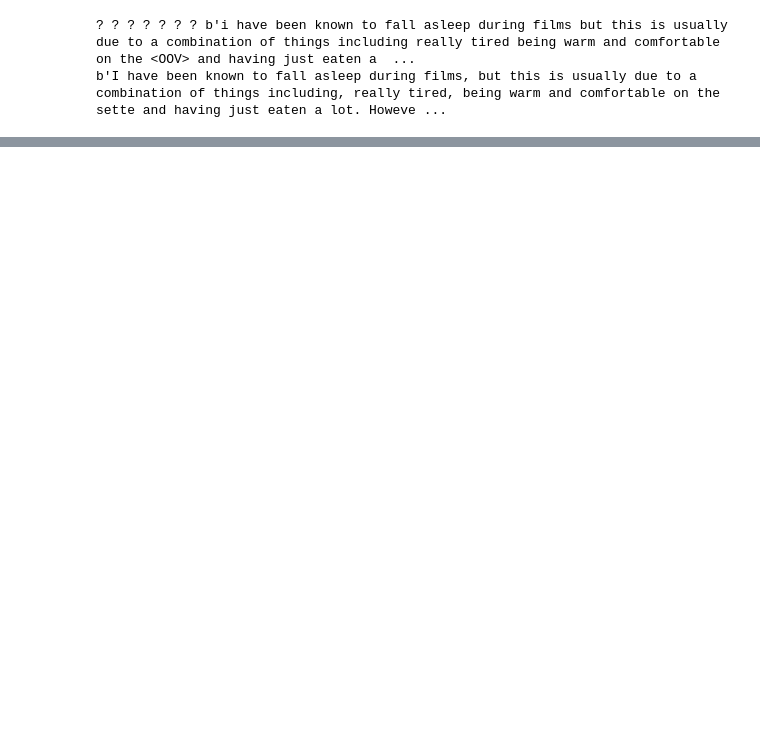
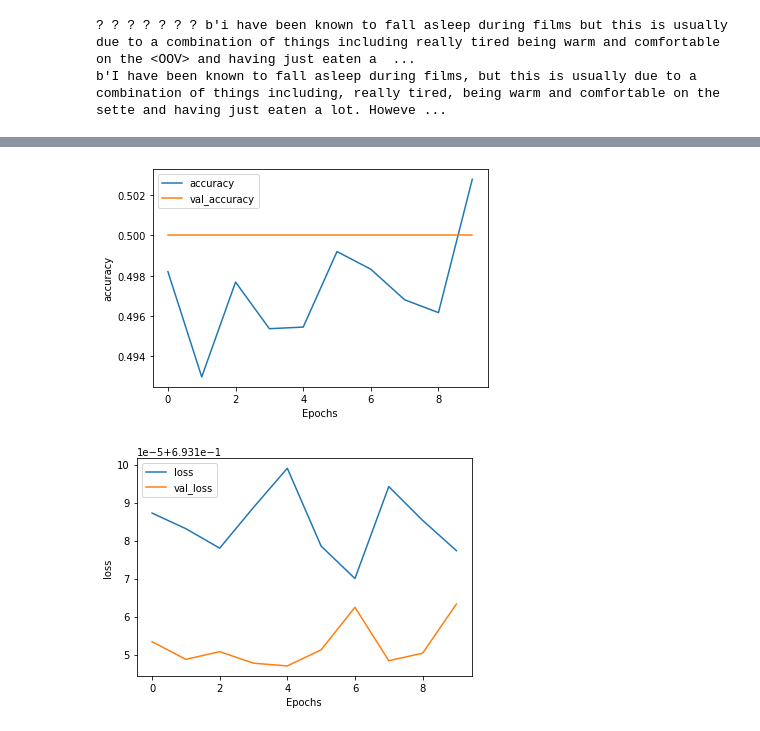
Before and after one commit to waltatgit/deeplearning, a Jupyter notebook: text_classification_gru_lstm_conv1_movie_reviews.ipynb, the cells around one changed output, grey strips where cells are left out. Saved outputs shown, nothing was run; the diff lists cells and outputs as text; code cells hidden in the pictures; blank space fills up the shorter version.

```diff
--- a/text_classification_gru_lstm_conv1_movie_reviews.ipynb
+++ b/text_classification_gru_lstm_conv1_movie_reviews.ipynb
@@ -171,0 +247,5 @@ model.summary()
+# %%
+num_epochs = 50
+from keras.callbacks import EarlyStopping
+es = EarlyStopping(monitor='val_loss', patience=5)
+history_conv1d = model_conv1d.fit(padded, training_labels_final, epochs=num_epochs, validation_data=(testing_padded, testing_labels_final), callbacks=[es])
@@ -171,0 +273,6 @@ model.summary()
+# %%
+plot_graphs(history_conv1d, 'accuracy')
+plot_graphs(history_conv1d, 'loss')
+# %% [output]
+[figure, added]
+[figure, added]
```
Also changed, not shown: parts of 10 cells of this notebook.
